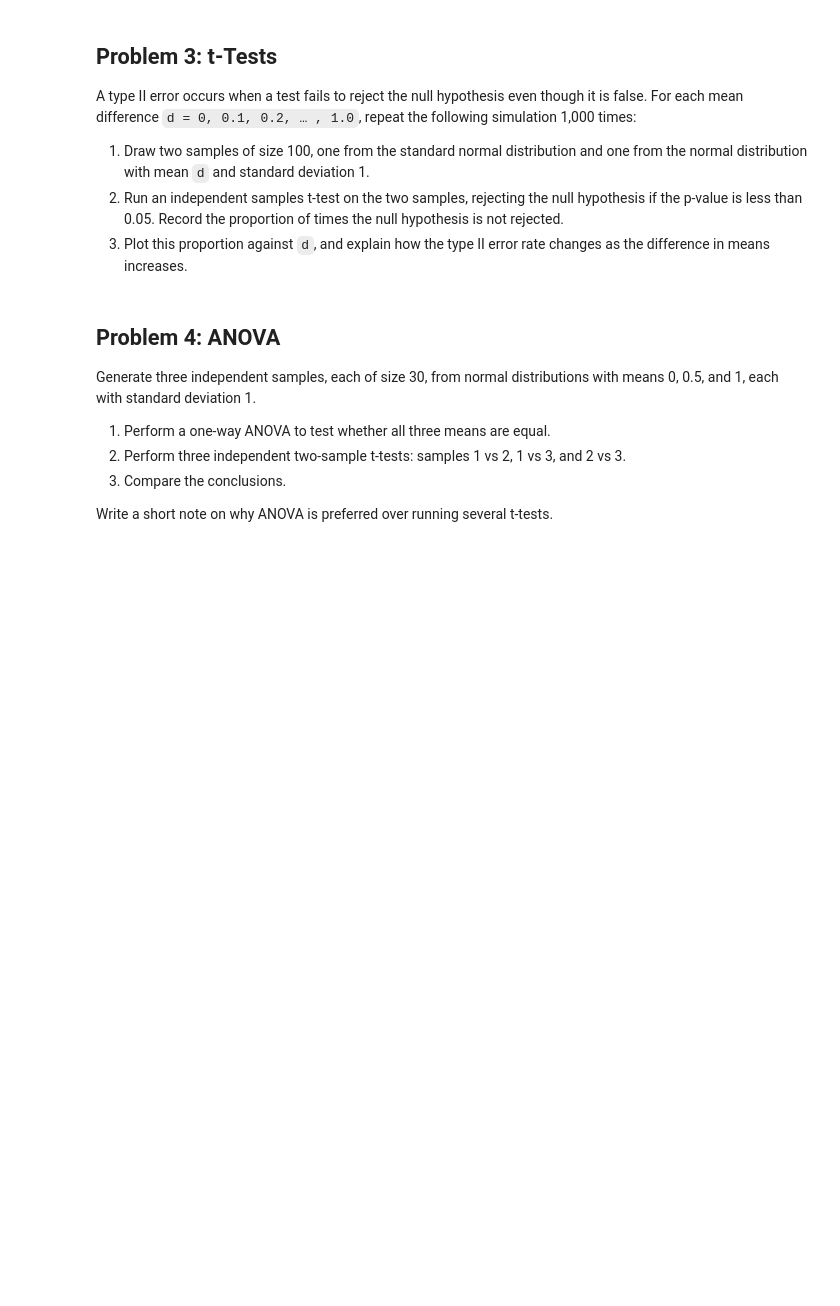
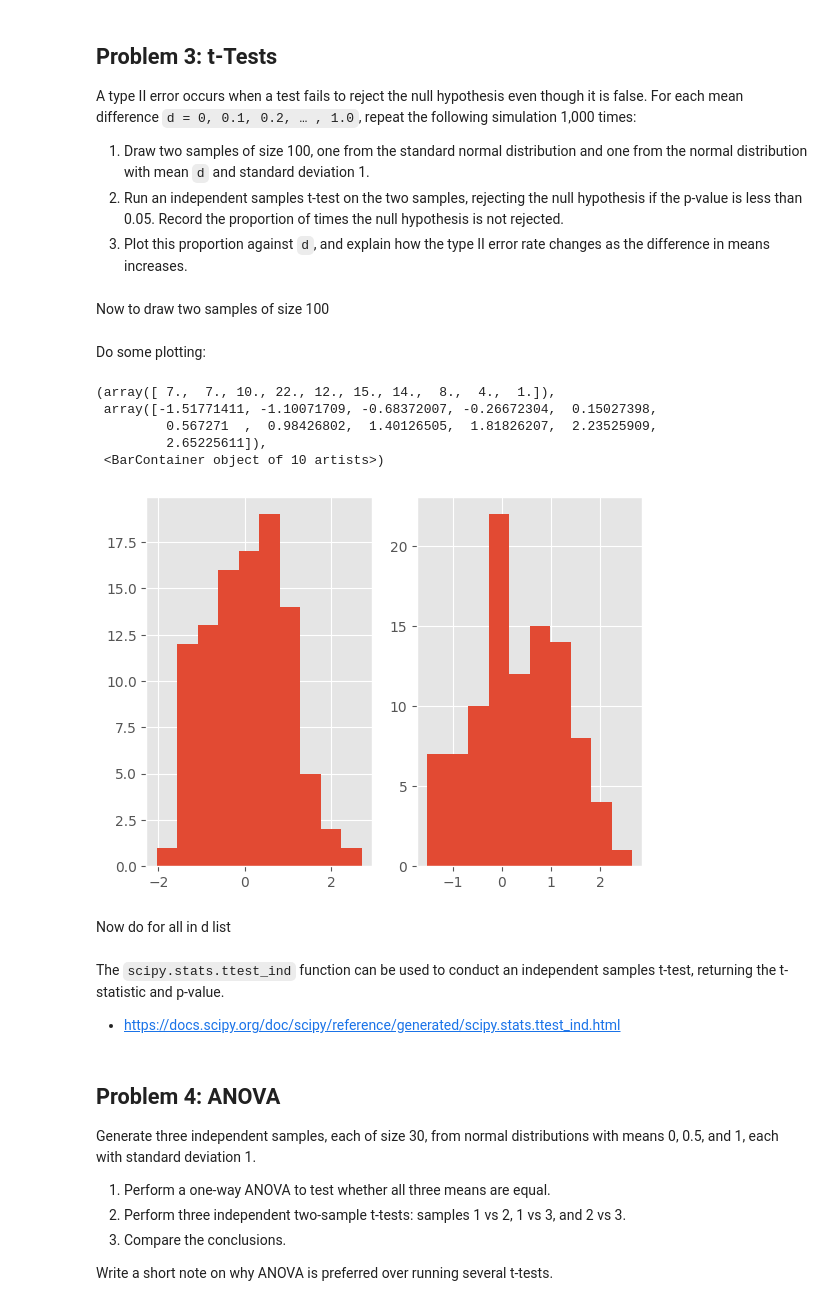
Before and after one commit to holmstead/applied_statistics, a Jupyter notebook: problems.ipynb, the cells around one changed output. Cells and saved outputs as stored; diff of their text form; code cells hidden in the pictures; blank space fills up the shorter version.

Commit message:
problem 3 - add sample distributions

```diff
--- a/problems.ipynb
+++ b/problems.ipynb
@@ -380,0 +386,32 @@ Record the proportion of times the null hypothesis is not rejected.
+# %%
+# try with one value first
+d = 0.5
+# %% [markdown]
+Now to draw two samples of size 100
+# %%
+# Number of samples
+n_samples = 100
+
+# standard normal dist
+sample_1 = np.random.normal(loc=0, scale=1, size=n_samples)
+
+# normal distribution (loc is the mean of the normal distribution remember)
+sample_2 = np.random.normal(loc=d, scale=1, size=n_samples)
+# %% [markdown]
+Do some plotting:
+# %%
+# Plot histograms
+plt.subplot(1, 2, 1)
+plt.hist(sample_1)
+
+plt.subplot(1, 2, 2)
+plt.hist(sample_2)
+# %% [output]
+(array([ 7.,  7., 10., 22., 12., 15., 14.,  8.,  4.,  1.]),
+ array([-1.51771411, -1.10071709, -0.68372007, -0.26672304,  0.15027398,
+         0.567271  ,  0.98426802,  1.40126505,  1.81826207,  2.23525909,
+         2.65225611]),
+ <BarContainer object of 10 artists>)
+[figure, added]
+# %% [markdown]
+Now do for all in d list
@@ -381,3 +427,7 @@ Record the proportion of times the null hypothesis is not rejected.
+# %% [markdown]
+The `scipy.stats.ttest_ind` function can be used to conduct an independent samples t-test, returning the t-statistic and p-value.
+
+- https://docs.scipy.org/doc/scipy/reference/generated/scipy.stats.ttest_ind.html
 # %% [markdown]
 ## Problem 4: ANOVA
 Generate three independent samples, each of size 30, from normal distributions with means 0, 0.5, and 1, each with standard deviation 1.
```
Also changed, not shown: parts of 10 cells of this notebook.
